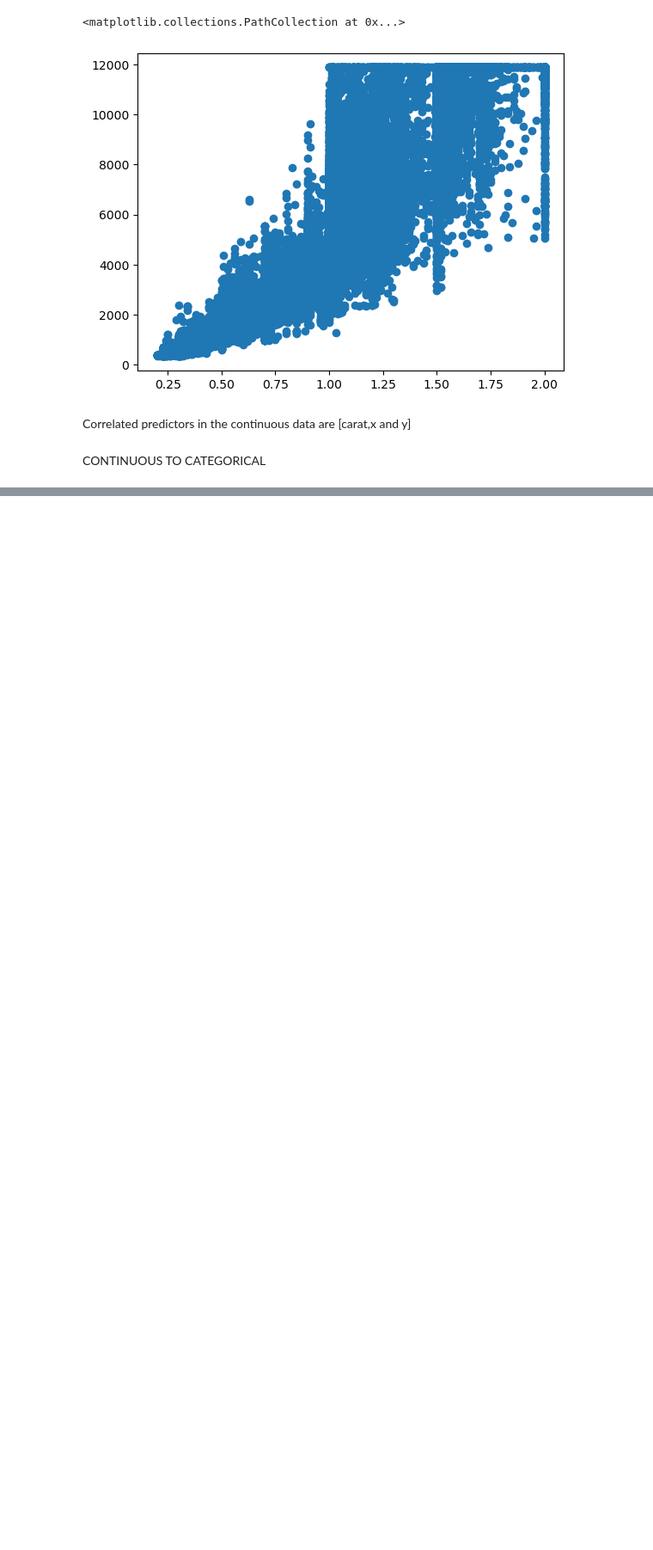
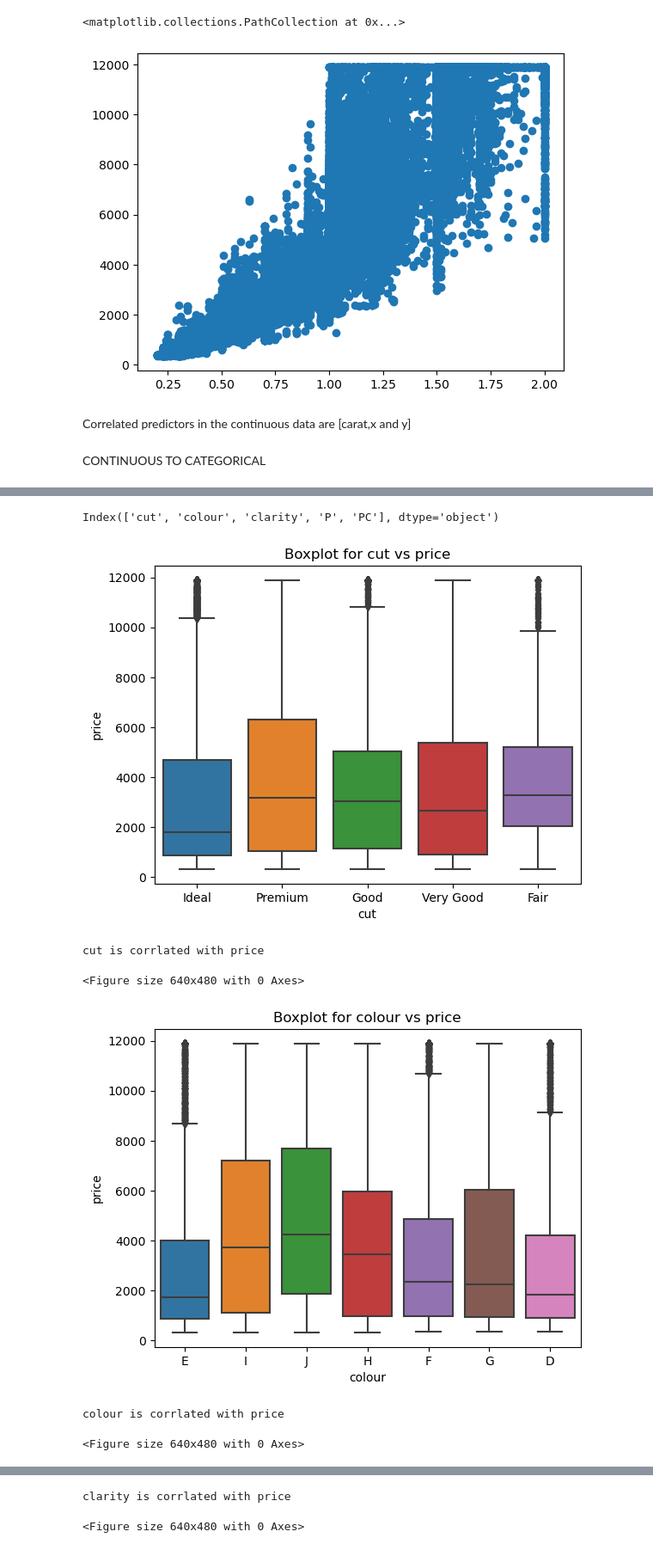
Before and after one commit to anitajn86/DiamondPricing, a Jupyter notebook: Diamonds.ipynb, the cells around one changed output, grey strips where cells are left out. Shown: that part at 86% size. Drawn from its saved outputs; the diff is of its cells as text; code cells hidden in the pictures; blank space fills up the shorter version.

```diff
--- a/Diamonds.ipynb
+++ b/Diamonds.ipynb
@@ -204,7 +204,7 @@ Correlated predictors in the continuous data are  [carat,x and y]
 CONTINUOUS TO CATEGORICAL
 # %%
 def combined_boxplots(data,var1,var2):
-    sns.boxenplot(x=data[var1],y=data[var2])
+    sns.boxplot(x=data[var1],y=data[var2])
     plt.xlabel(f"{var1}")
     plt.ylabel(f"{var2}")
     plt.title(f"Boxplot for {var1} vs {var2}")
@@ -219,0 +222,18 @@ def AnovaTest(data, cont_var,cat_var):
+# %%
+catData=diamondx.select_dtypes(include=["object"]).columns
+catData
+# %% [output]
+Index(['cut', 'colour', 'clarity', 'P', 'PC'], dtype='object')
+# %%
+for i in catData:
+    combined_boxplots(diamondx, i , "price")
+    AnovaTest(diamondx,"price",i)
+    plt.tight_layout()
+    plt.show()
+# %% [output]
+[figure, added]
+cut is corrlated with price
+<Figure size 640x480 with 0 Axes>
+[figure, added]
+colour is corrlated with price
+<Figure size 640x480 with 0 Axes>
@@ -219,0 +241,2 @@ def AnovaTest(data, cont_var,cat_var):
+clarity is corrlated with price
+<Figure size 640x480 with 0 Axes>
```
Also changed, not shown: parts of 3 cells of this notebook.
